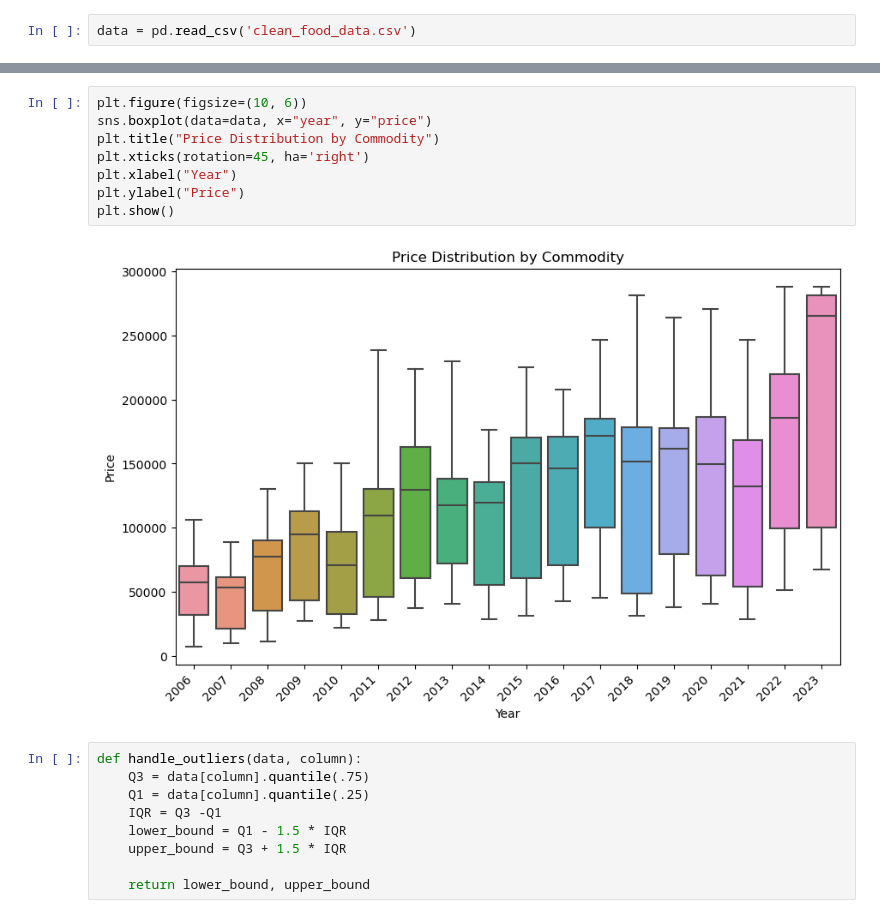
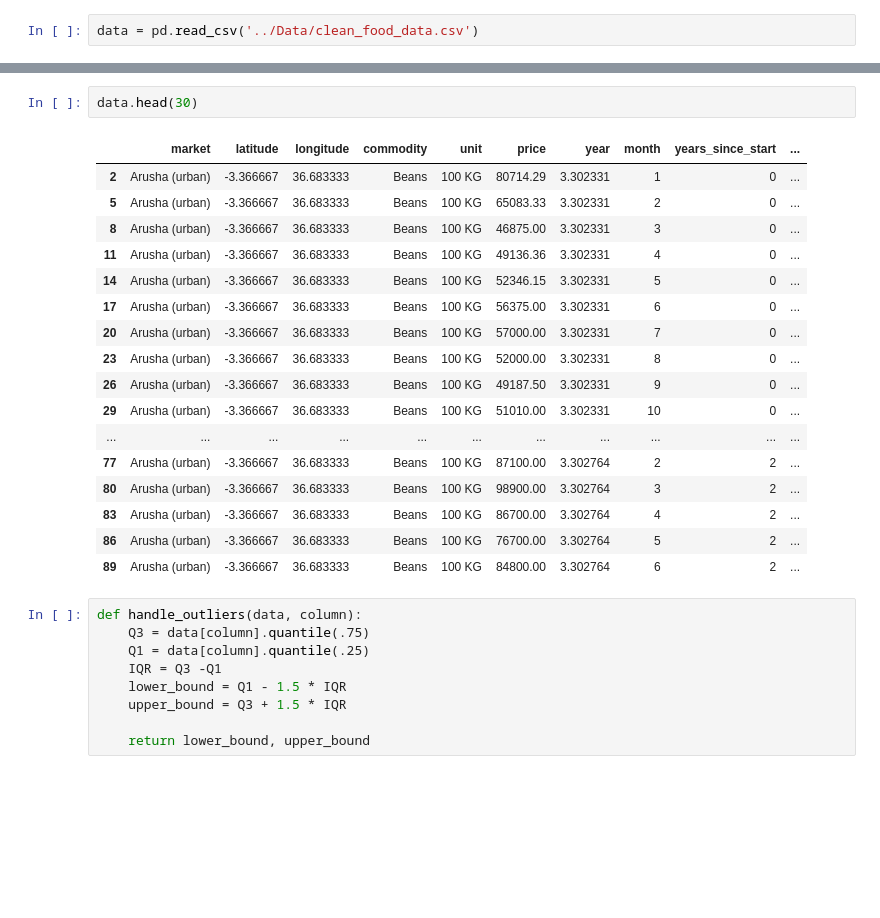
Before and after one commit to AdamMashaka/cash-crops--Tz, a Jupyter notebook: Notebooks/food_feature_2.ipynb, the cells around one changed output, grey strips where cells are left out. Drawn from its saved outputs; the diff is of its cells as text; blank space fills up the shorter version.

```diff
--- a/Notebooks/food_feature_2.ipynb
+++ b/Notebooks/food_feature_2.ipynb
@@ -5,2 +9,2 @@ import seaborn as sns
 # %%
-data = pd.read_csv('clean_food_data.csv')
+data = pd.read_csv('../Data/clean_food_data.csv')
@@ -35,13 +11,23 @@ plt.show()
-# %%
-plt.figure(figsize=(10, 6))
-sns.boxplot(data=data, x="year", y="price")
-plt.title("Price Distribution by Commodity")
-plt.xticks(rotation=45, ha='right')
-plt.xlabel("Year")
-plt.ylabel("Price")
-plt.show()
-# %% [output]
-[figure, removed]
+# %%
+data.head(30)
+# %% [output]
+|  | market | latitude | longitude | commodity | unit | price | year | month | years_since_start | ... |
+| 2 | Arusha (urban) | -3.366667 | 36.683333 | Beans | 100 KG | 80714.29 | 3.302331 | 1 | 0 | ... |
+| 5 | Arusha (urban) | -3.366667 | 36.683333 | Beans | 100 KG | 65083.33 | 3.302331 | 2 | 0 | ... |
+| 8 | Arusha (urban) | -3.366667 | 36.683333 | Beans | 100 KG | 46875.00 | 3.302331 | 3 | 0 | ... |
+| 11 | Arusha (urban) | -3.366667 | 36.683333 | Beans | 100 KG | 49136.36 | 3.302331 | 4 | 0 | ... |
+| 14 | Arusha (urban) | -3.366667 | 36.683333 | Beans | 100 KG | 52346.15 | 3.302331 | 5 | 0 | ... |
+| 17 | Arusha (urban) | -3.366667 | 36.683333 | Beans | 100 KG | 56375.00 | 3.302331 | 6 | 0 | ... |
+| 20 | Arusha (urban) | -3.366667 | 36.683333 | Beans | 100 KG | 57000.00 | 3.302331 | 7 | 0 | ... |
+| 23 | Arusha (urban) | -3.366667 | 36.683333 | Beans | 100 KG | 52000.00 | 3.302331 | 8 | 0 | ... |
+| 26 | Arusha (urban) | -3.366667 | 36.683333 | Beans | 100 KG | 49187.50 | 3.302331 | 9 | 0 | ... |
+| 29 | Arusha (urban) | -3.366667 | 36.683333 | Beans | 100 KG | 51010.00 | 3.302331 | 10 | 0 | ... |
+| ... | ... | ... | ... | ... | ... | ... | ... | ... | ... | ... |
+| 77 | Arusha (urban) | -3.366667 | 36.683333 | Beans | 100 KG | 87100.00 | 3.302764 | 2 | 2 | ... |
+| 80 | Arusha (urban) | -3.366667 | 36.683333 | Beans | 100 KG | 98900.00 | 3.302764 | 3 | 2 | ... |
+| 83 | Arusha (urban) | -3.366667 | 36.683333 | Beans | 100 KG | 86700.00 | 3.302764 | 4 | 2 | ... |
+| 86 | Arusha (urban) | -3.366667 | 36.683333 | Beans | 100 KG | 76700.00 | 3.302764 | 5 | 2 | ... |
+| 89 | Arusha (urban) | -3.366667 | 36.683333 | Beans | 100 KG | 84800.00 | 3.302764 | 6 | 2 | ... |
 # %%
 def handle_outliers(data, column):
     Q3 = data[column].quantile(.75)
```
Also changed, not shown: parts of 20 cells of this notebook, 10 other files.
